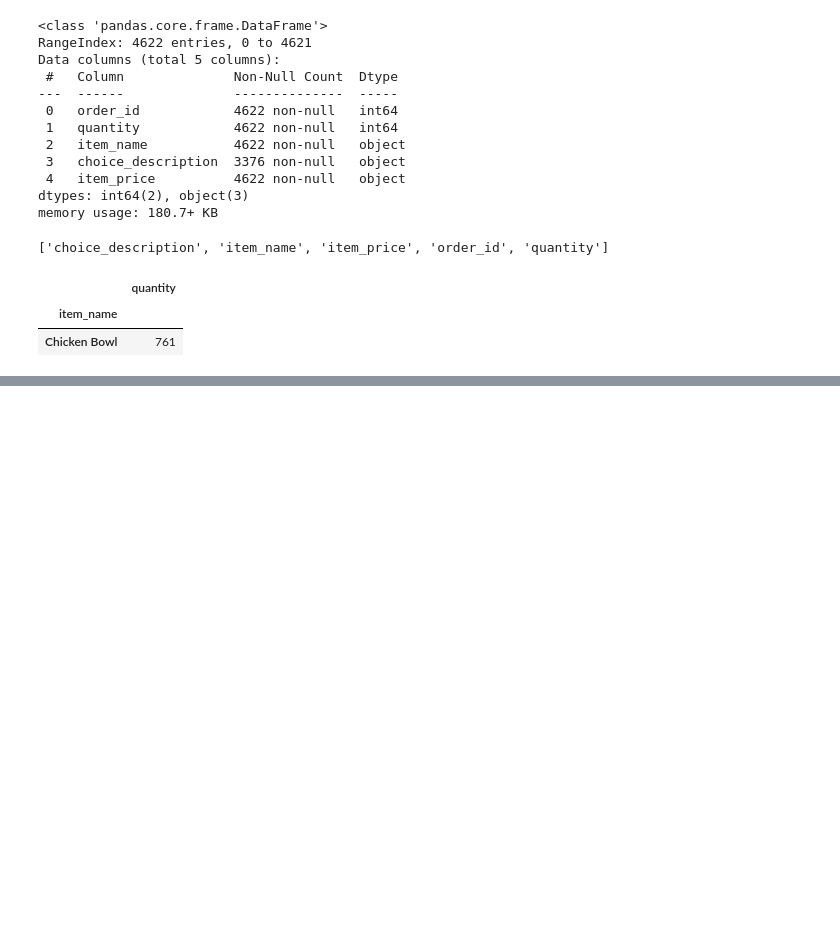
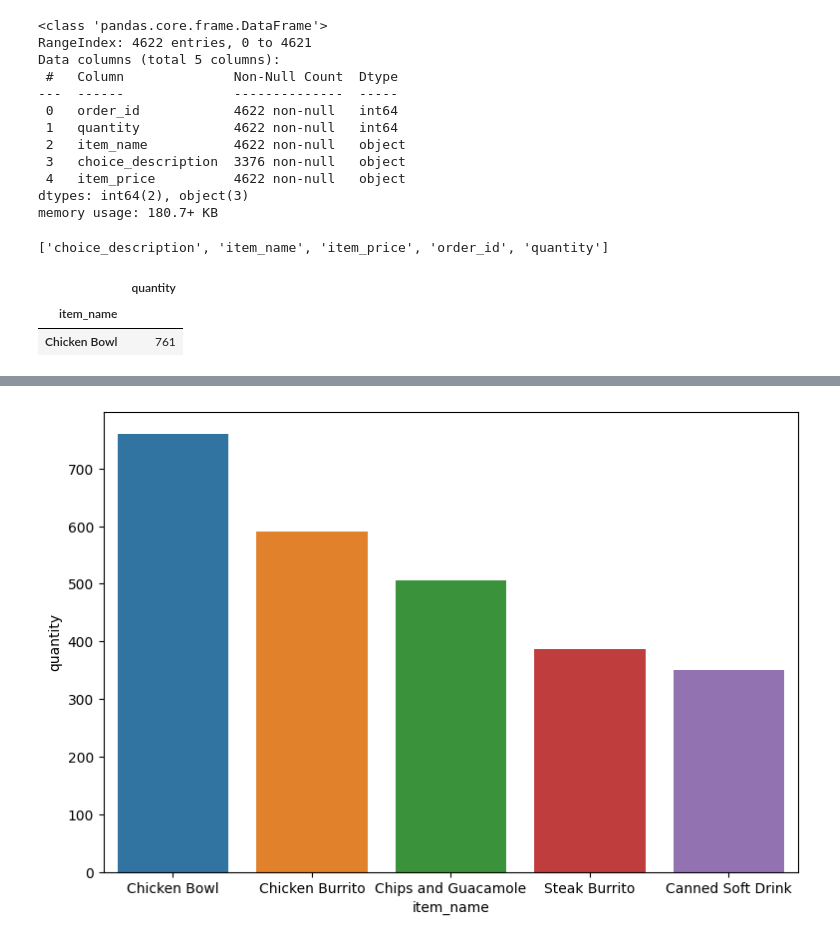
Before and after one commit to GordonZhen/team-data-exploration, a Jupyter notebook: chipotle_data.ipynb, the cells around one changed output, grey strips where cells are left out. Cells and saved outputs as stored; diff of their text form; code cells hidden in the pictures; blank space fills up the shorter version.

```diff
--- a/chipotle_data.ipynb
+++ b/chipotle_data.ipynb
@@ -78,2 +110,12 @@ ValueError: could not convert string to float: '2.39 3.39 3.39 2.39 16.98 10.98
 # %%
 #8. Create a histogram of the top 5 items sold.
+# sns.barplot(x = df['Sex'], y = df['Fare'])
+top_five = most.head()
+index = top_five.index
+seaborn.barplot(x = index, y = top_five["quantity"])
+fig = plt.gcf()
+fig.set_size_inches(9,6)
+
+plt.show()
+# %% [output]
+[figure, added]
```
Also changed, not shown: parts of 8 cells of this notebook.
